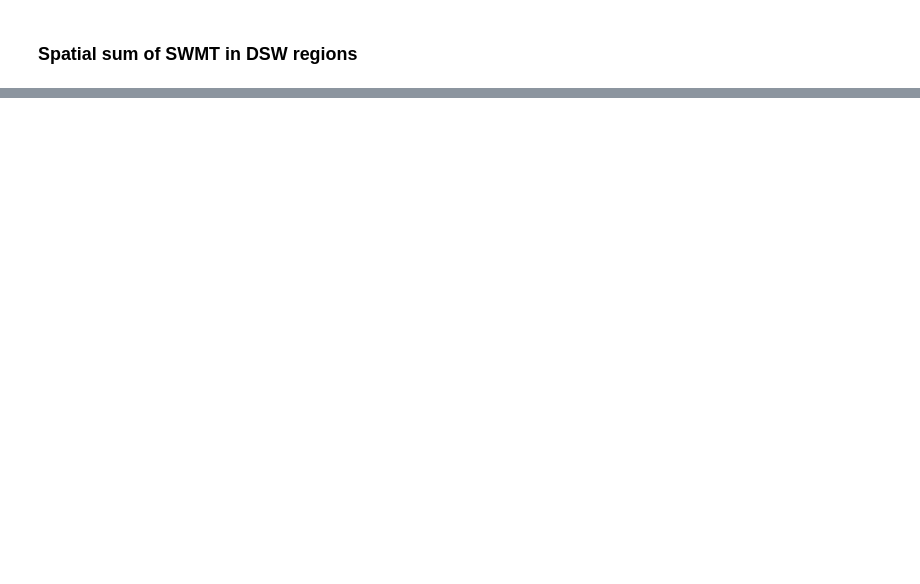
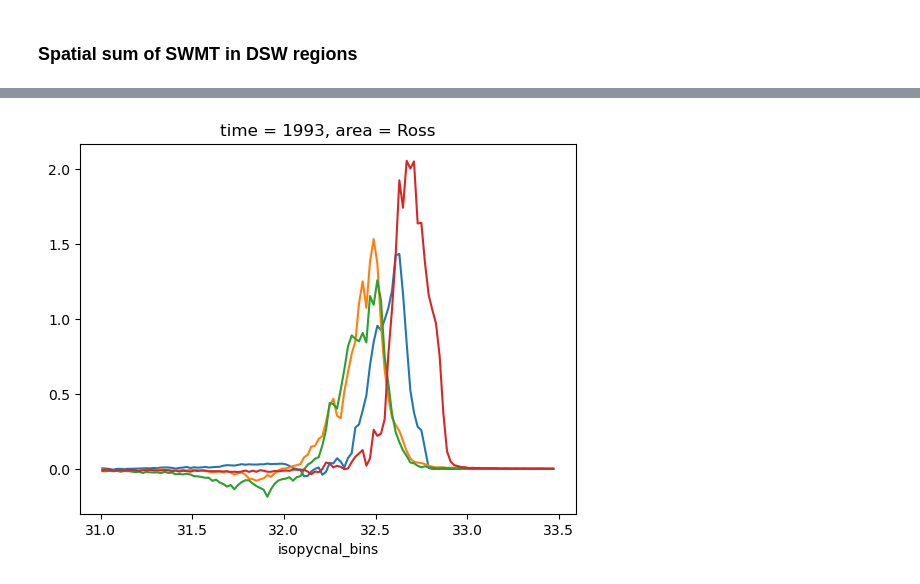
Before and after one commit to schmidt-christina/mom6_comparison, a Jupyter notebook: SWMT_calculation.ipynb, the cells around one changed output, grey strips where cells are left out. Cells and saved outputs as stored; diff of their text form; code cells hidden in the pictures; blank space fills up the shorter version.

```diff
--- a/SWMT_calculation.ipynb
+++ b/SWMT_calculation.ipynb
@@ -358,0 +453,5 @@ for a in range(4):
+# %%
+for a in range(4):
+    swmt_salt_DSW_regions[0, :, a].plot()
+# %% [output]
+[figure, added]
```
Also changed, not shown: parts of 16 cells of this notebook.
